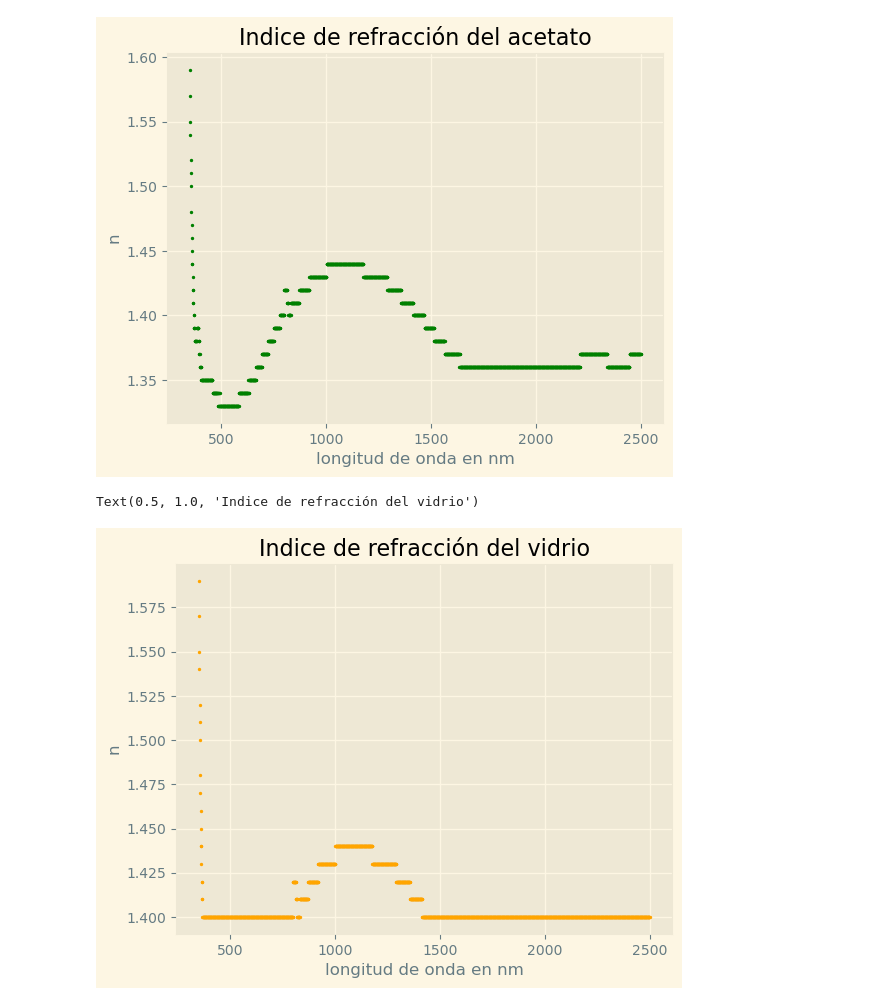
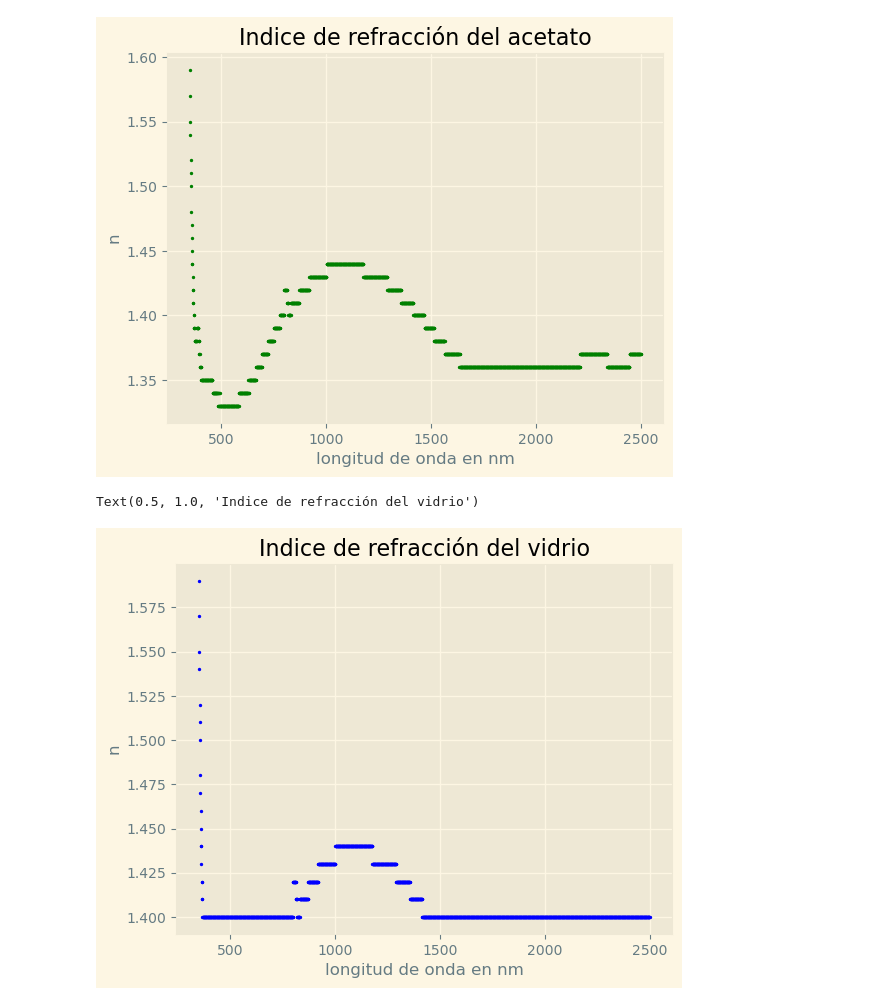
Before and after one commit to AlejoProjects/tecnicas, a Jupyter notebook: BandGapInitial.ipynb, the cells around one changed output. Drawn from its saved outputs; the diff is of its cells as text; code cells hidden in the pictures.

Commit message:
fix, a few changes on the plots

```diff
--- a/BandGapInitial.ipynb
+++ b/BandGapInitial.ipynb
@@ -368,10 +368,10 @@ plt.title("Indice de refracción del acetato")
 Text(0.5, 1.0, 'Indice de refracción del acetato')
 [figure]
 # %%
-plt.scatter(vidrio.wavelength,n_vidrio,s=2,color="orange")
+plt.scatter(vidrio.wavelength,n_vidrio,s=2,color="blue")
 plt.xlabel("longitud de onda en nm")
 plt.ylabel("n")
 plt.title("Indice de refracción del vidrio")
 # %% [output]
 Text(0.5, 1.0, 'Indice de refracción del vidrio')
-[figure, old version]
+[figure, new version]
```
Also changed, not shown: 1 other file.
